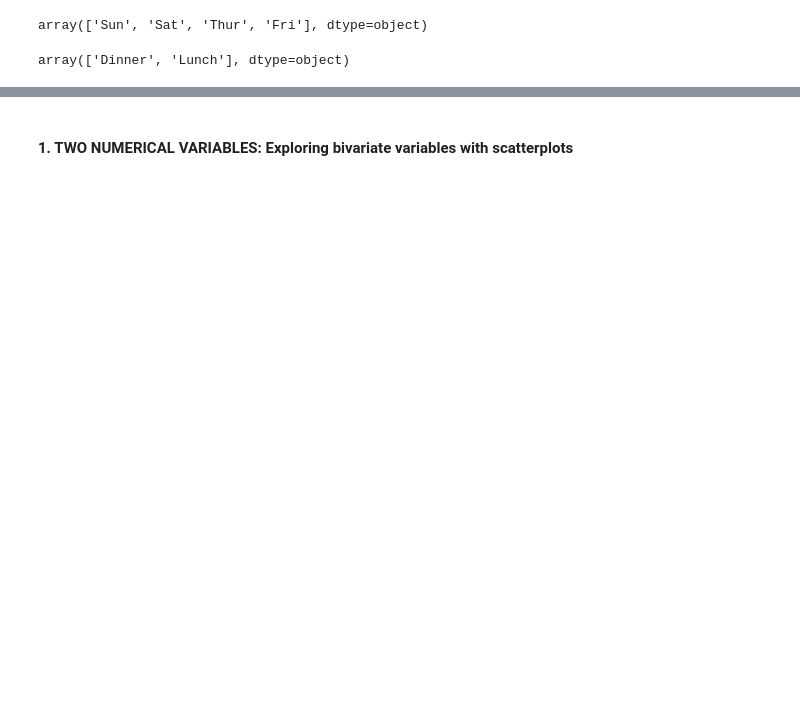
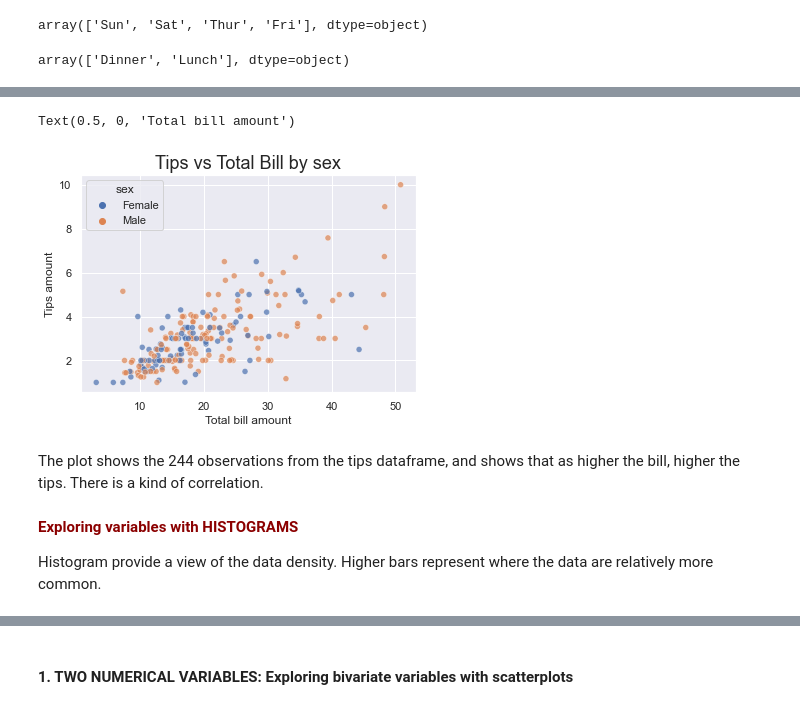
Before and after one commit to Elenotes/Visualitzacio_grafica_multiples_variables, a Jupyter notebook: S04_T02_Visualitzacio_grafica_multiples_variables.ipynb, the cells around one changed output, grey strips where cells are left out. Cells and saved outputs as stored; diff of their text form; code cells hidden in the pictures; blank space fills up the shorter version.

```diff
--- a/S04_T02_Visualitzacio_grafica_multiples_variables.ipynb
+++ b/S04_T02_Visualitzacio_grafica_multiples_variables.ipynb
@@ -82,0 +101,26 @@ array(['Dinner', 'Lunch'], dtype=object)
+# %%
+# Create data
+x = tips.total_bill
+y = tips.tip
+colors = 'Blue'
+
+fig, ax = plt.subplots()
+fig.figsize=(12, 6)
+
+# Seaborn Plot
+sns.set()
+sns.scatterplot(x, y, data = tips, alpha = 0.7, hue = "sex")
+
+ax.set_title('Tips vs Total Bill by sex', fontsize = 18)
+ax.set_ylabel('Tips amount')
+ax.set_xlabel('Total bill amount')
+#plt.show()
+# %% [output]
+Text(0.5, 0, 'Total bill amount')
+[figure, added]
+# %% [markdown]
+The plot shows the 244 observations from the tips dataframe, and shows that as higher the bill, higher the tips. There is a kind of correlation.
+# %% [markdown]
+**<span style=color:darkred>Exploring variables with HISTOGRAMS</span>**
+
+Histogram provide a view of the data density. Higher bars represent where the data are relatively more common.
```
Also changed, not shown: parts of 55 cells of this notebook, 1 other file.
